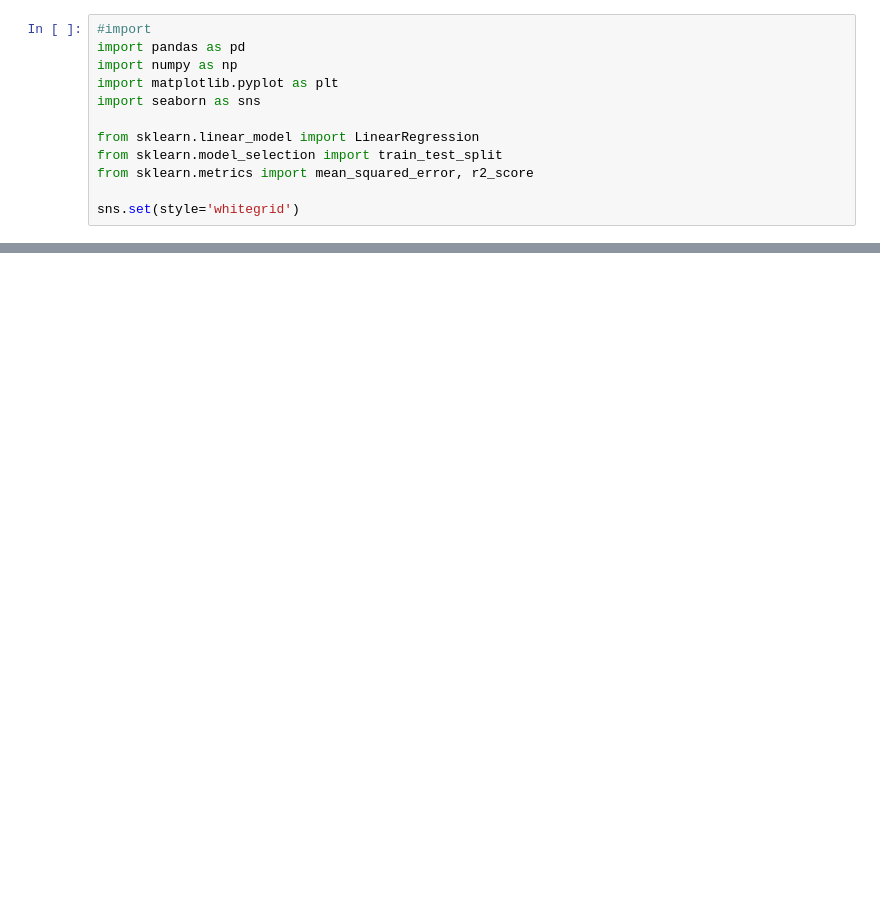
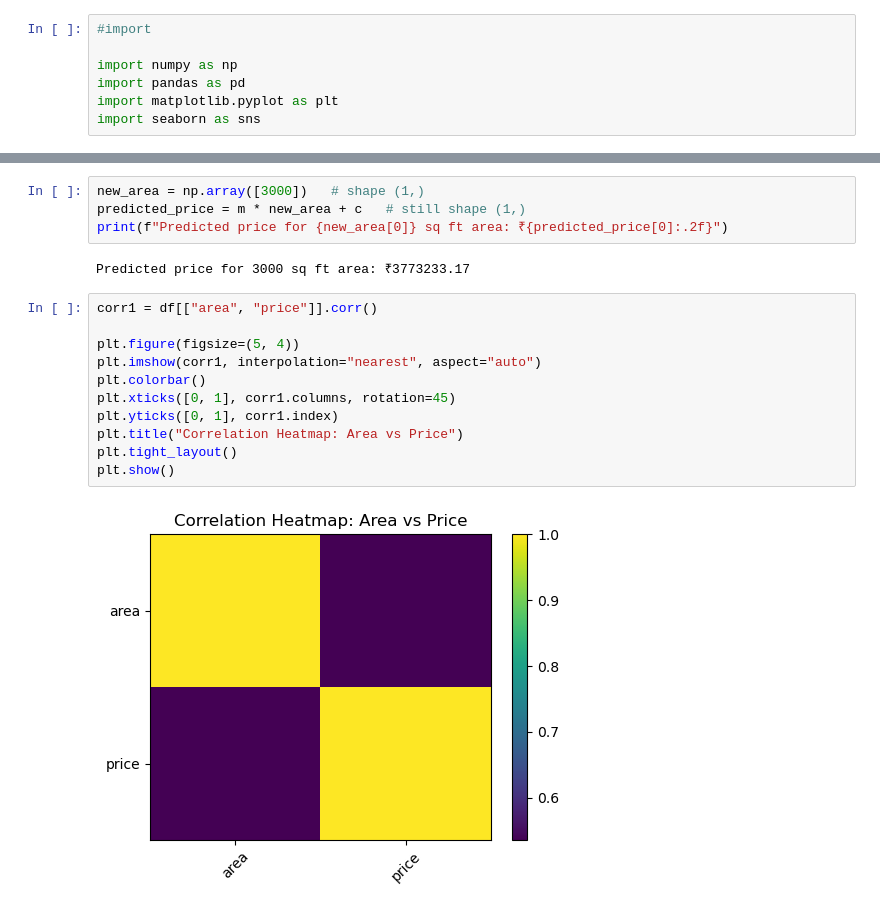
Before and after one commit to prakritim01/ML_Labs, a Jupyter notebook: lab1-regression/lab1Q1.ipynb, the cells around one changed output, grey strips where cells are left out. Cells and saved outputs as stored; diff of their text form; blank space fills up the shorter version.

```diff
--- a/lab1-regression/lab1Q1.ipynb
+++ b/lab1-regression/lab1Q1.ipynb
@@ -1,13 +1,8 @@
 # %%
 #import
+
+import numpy as np
 import pandas as pd
-import numpy as np
 import matplotlib.pyplot as plt
 import seaborn as sns
-
-from sklearn.linear_model import LinearRegression
-from sklearn.model_selection import train_test_split
-from sklearn.metrics import mean_squared_error, r2_score
-
-sns.set(style='whitegrid')
 # %%
@@ -66,0 +88,19 @@ Predicted Sales for $120k TV budget: 13.59
+# %%
+new_area = np.array([3000])   # shape (1,)
+predicted_price = m * new_area + c   # still shape (1,)
+print(f"Predicted price for {new_area[0]} sq ft area: ₹{predicted_price[0]:.2f}")
+# %% [output]
+Predicted price for 3000 sq ft area: ₹3773233.17
+# %%
+corr1 = df[["area", "price"]].corr()
+
+plt.figure(figsize=(5, 4))
+plt.imshow(corr1, interpolation="nearest", aspect="auto")
+plt.colorbar()
+plt.xticks([0, 1], corr1.columns, rotation=45)
+plt.yticks([0, 1], corr1.index)
+plt.title("Correlation Heatmap: Area vs Price")
+plt.tight_layout()
+plt.show()
+# %% [output]
+[figure, added]
```
Also changed, not shown: parts of 8 cells of this notebook.
